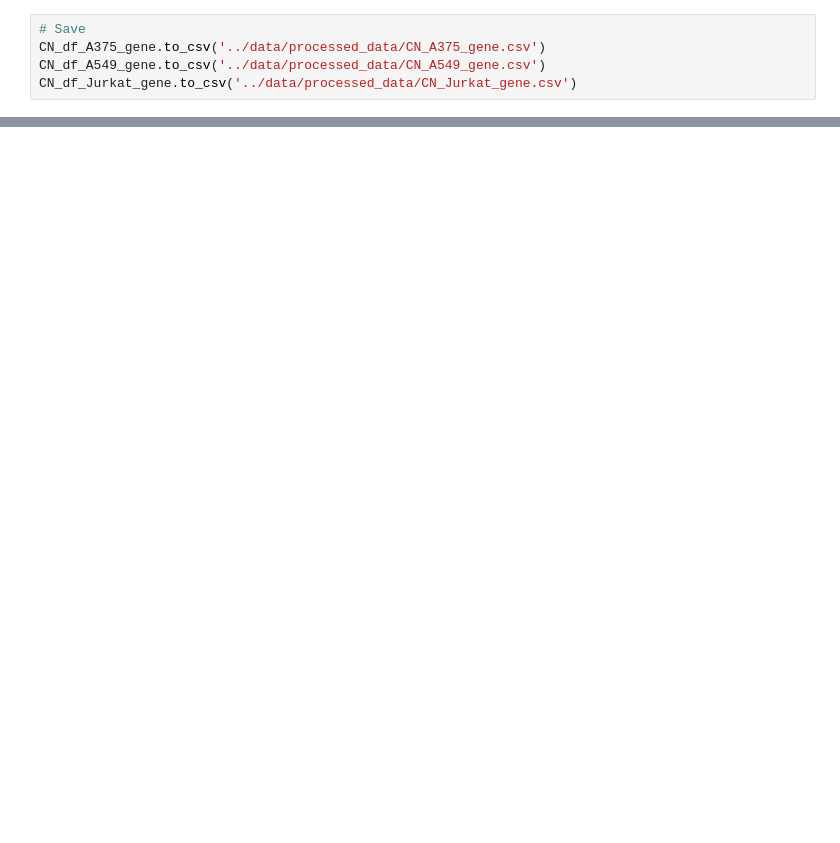
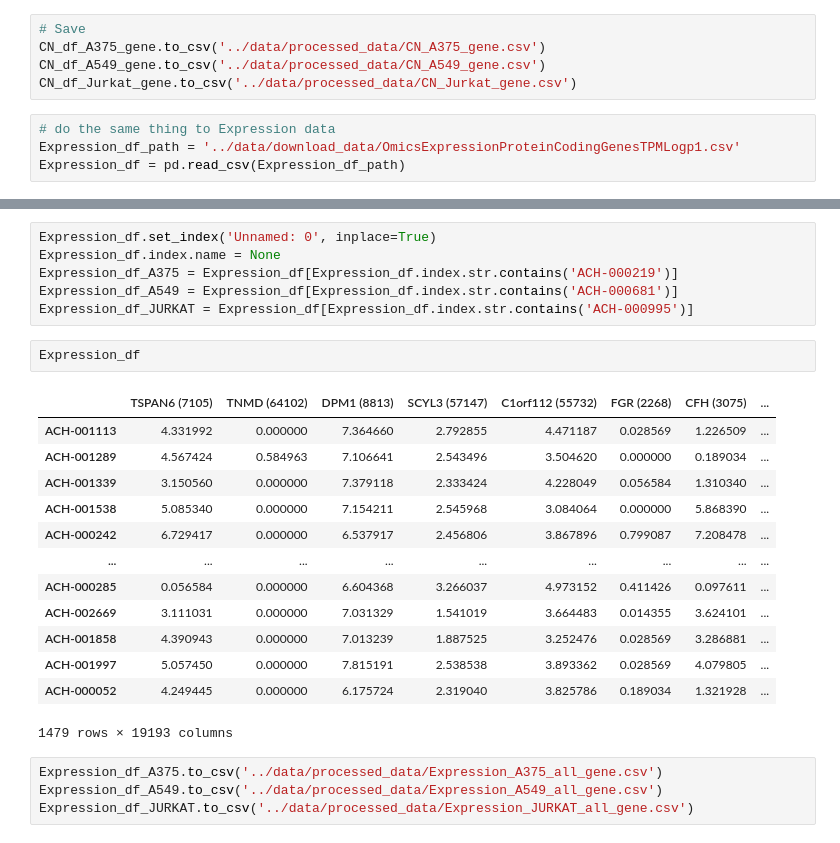
Before and after one commit to Ori-Replication/Bioinfo_SL_Project, a Jupyter notebook: code/process_CN_data.ipynb, the cells around one changed output, grey strips where cells are left out. Cells and saved outputs as stored; diff of their text form; blank space fills up the shorter version.

```diff
--- a/code/process_CN_data.ipynb
+++ b/code/process_CN_data.ipynb
@@ -203,3 +203,7 @@ CN_df_Jurkat_gene
 CN_df_A375_gene.to_csv('../data/processed_data/CN_A375_gene.csv')
 CN_df_A549_gene.to_csv('../data/processed_data/CN_A549_gene.csv')
 CN_df_Jurkat_gene.to_csv('../data/processed_data/CN_Jurkat_gene.csv')
+# %%
+# do the same thing to Expression data
+Expression_df_path = '../data/download_data/OmicsExpressionProteinCodingGenesTPMLogp1.csv'
+Expression_df = pd.read_csv(Expression_df_path)
@@ -205,0 +268,26 @@ CN_df_Jurkat_gene.to_csv('../data/processed_data/CN_Jurkat_gene.csv')
+# %%
+Expression_df.set_index('Unnamed: 0', inplace=True)
+Expression_df.index.name = None
+Expression_df_A375 = Expression_df[Expression_df.index.str.contains('ACH-000219')]
+Expression_df_A549 = Expression_df[Expression_df.index.str.contains('ACH-000681')]
+Expression_df_JURKAT = Expression_df[Expression_df.index.str.contains('ACH-000995')]
+# %%
+Expression_df
+# %% [output]
+|  | TSPAN6 (7105) | TNMD (64102) | DPM1 (8813) | SCYL3 (57147) | C1orf112 (55732) | FGR (2268) | CFH (3075) | ... |
+| ACH-001113 | 4.331992 | 0.000000 | 7.364660 | 2.792855 | 4.471187 | 0.028569 | 1.226509 | ... |
+| ACH-001289 | 4.567424 | 0.584963 | 7.106641 | 2.543496 | 3.504620 | 0.000000 | 0.189034 | ... |
+| ACH-001339 | 3.150560 | 0.000000 | 7.379118 | 2.333424 | 4.228049 | 0.056584 | 1.310340 | ... |
+| ACH-001538 | 5.085340 | 0.000000 | 7.154211 | 2.545968 | 3.084064 | 0.000000 | 5.868390 | ... |
+| ACH-000242 | 6.729417 | 0.000000 | 6.537917 | 2.456806 | 3.867896 | 0.799087 | 7.208478 | ... |
+| ... | ... | ... | ... | ... | ... | ... | ... | ... |
+| ACH-000285 | 0.056584 | 0.000000 | 6.604368 | 3.266037 | 4.973152 | 0.411426 | 0.097611 | ... |
+| ACH-002669 | 3.111031 | 0.000000 | 7.031329 | 1.541019 | 3.664483 | 0.014355 | 3.624101 | ... |
+| ACH-001858 | 4.390943 | 0.000000 | 7.013239 | 1.887525 | 3.252476 | 0.028569 | 3.286881 | ... |
+| ACH-001997 | 5.057450 | 0.000000 | 7.815191 | 2.538538 | 3.893362 | 0.028569 | 4.079805 | ... |
+| ACH-000052 | 4.249445 | 0.000000 | 6.175724 | 2.319040 | 3.825786 | 0.189034 | 1.321928 | ... |
+1479 rows × 19193 columns
+# %%
+Expression_df_A375.to_csv('../data/processed_data/Expression_A375_all_gene.csv')
+Expression_df_A549.to_csv('../data/processed_data/Expression_A549_all_gene.csv')
+Expression_df_JURKAT.to_csv('../data/processed_data/Expression_JURKAT_all_gene.csv')
```
Also changed, not shown: parts of 40 cells of this notebook, 23 other files.
